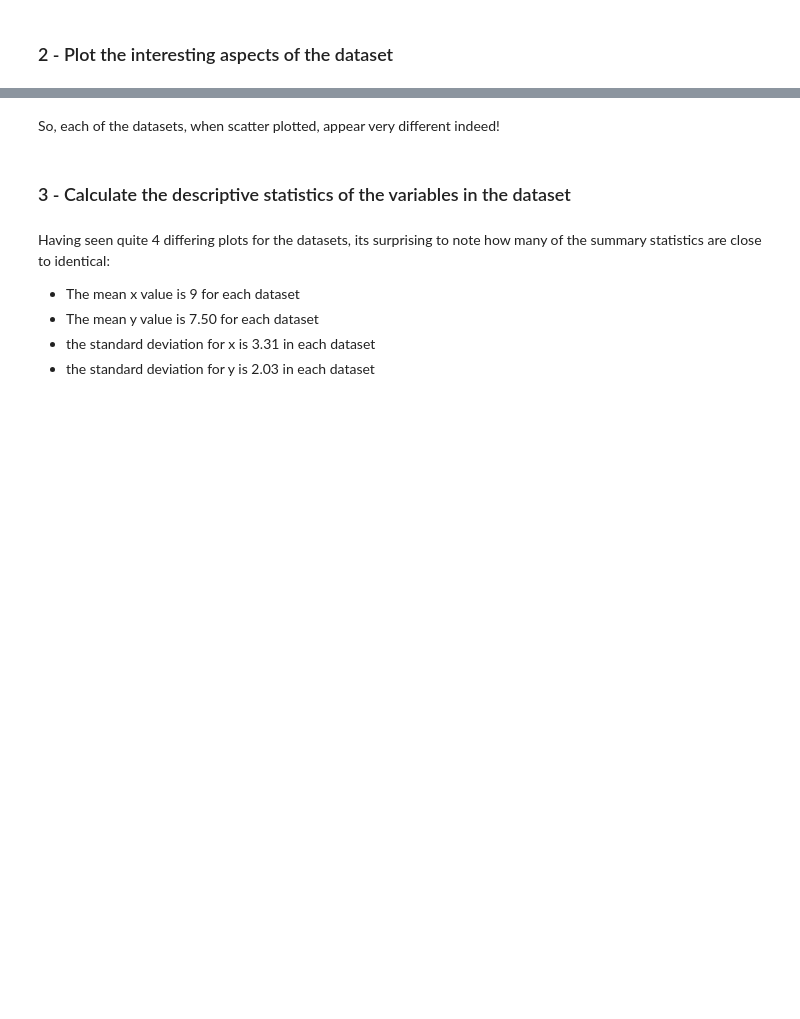
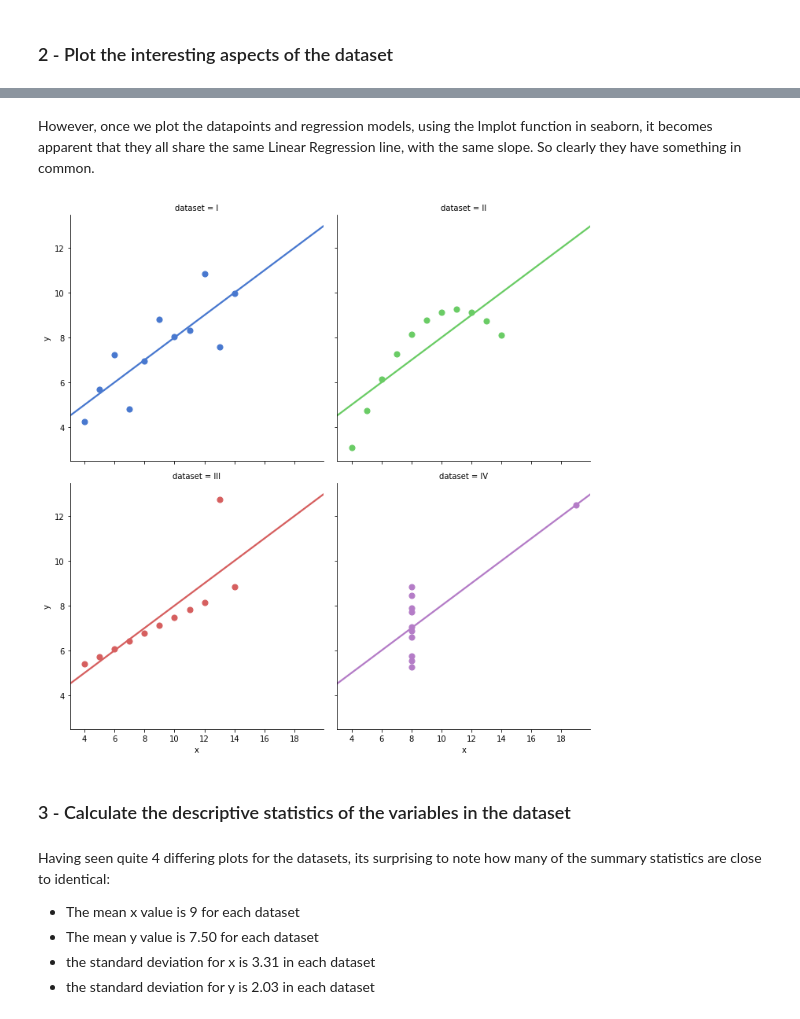
Before and after one commit to Aqua5lad/Anscombes-quartet-dataset, a Jupyter notebook: Anscombes Dataset Analysis.ipynb, the cells around one changed output, grey strips where cells are left out. Cells and saved outputs as stored; diff of their text form; code cells hidden in the pictures; blank space fills up the shorter version.

```diff
--- a/Anscombes Dataset Analysis.ipynb
+++ b/Anscombes Dataset Analysis.ipynb
@@ -21,9 +21,9 @@ import seaborn as sns
 # %% [markdown]
 ### Data
 # %%
-# Load Anscombes datasets from the repository and show the values
-df = sns.load_dataset("anscombe")
-df
+# Load Anscombes datasets from the repository formatting them as classes, and show the values
+df1 = sns.load_dataset("anscombe")
+df1
 # %% [output]
 |  | dataset | x | y |
 | 0 | I | 10.0 | 8.04 |
@@ -57,10 +77,12 @@ KeyError: 'x1'
+# %% [markdown]
+However, once we plot the datapoints and regression models, using the lmplot function in seaborn, it becomes apparent that they all share the same Linear Regression line, with the same slope. So clearly they have something in common.
 # %%
-sns.lmplot(x="x", y="y", col="dataset", hue="dataset", data=df,
+sns.lmplot(x="x", y="y", col="dataset", hue="dataset", data=df1,
            col_wrap=2, ci=None, palette="muted",
            scatter_kws={"s": 50, "alpha": 1})
 plt.show()
+# %% [output]
+[figure, added]
-# %% [markdown]
-So, each of the datasets, when scatter plotted, appear very different indeed!
 # %% [markdown]
 ### 3 - Calculate the descriptive statistics of the variables in the dataset
 # %%
```
Also changed, not shown: parts of 4 cells of this notebook.
